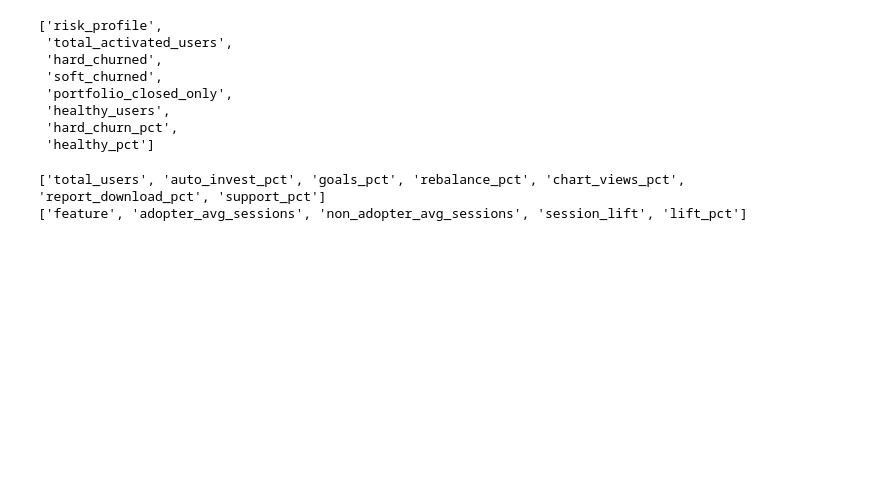
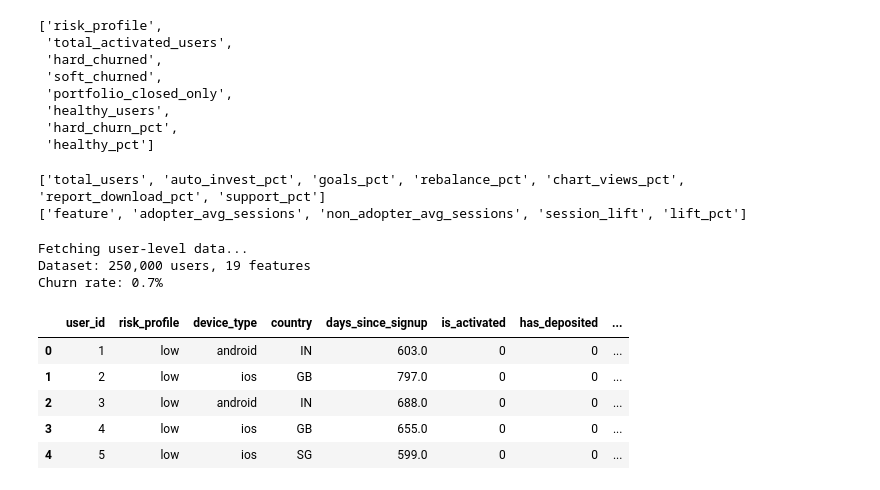
Before and after one commit to srgmnagar/FinPath, a Jupyter notebook: notebooks/finpath_analytics.ipynb, the cells around one changed output. Drawn from its saved outputs; the diff is of its cells as text; code cells hidden in the pictures; blank space fills up the shorter version.

Commit message:
Refactor execution counts in finpath_analytics.ipynb and add feature engineering for user-level data

```diff
--- a/notebooks/finpath_analytics.ipynb
+++ b/notebooks/finpath_analytics.ipynb
@@ -1694,0 +1702,62 @@ print(pd.read_csv('../dashboard/data/feature_lift.csv').columns.tolist())
+# %%
+# %%
+from sqlalchemy import text  # Add this import
+
+# Extract user-level features
+query = text("""
+SELECT
+    u.user_id,
+    u.risk_profile,
+    u.device_type,
+    u.country,
+
+    -- Time-based features
+    EXTRACT(DAY FROM CURRENT_TIMESTAMP - u.signup_at) as days_since_signup,
+    CASE WHEN u.activated_at IS NOT NULL THEN 1 ELSE 0 END as is_activated,
+    CASE WHEN u.first_deposit_at IS NOT NULL THEN 1 ELSE 0 END as has_deposited,
+
+    -- Event counts
+    COUNT(e.event_id) as total_events,
+    COUNT(CASE WHEN e.event_type = 'deposit_completed' THEN 1 END) as deposit_count,
+    COUNT(CASE WHEN e.event_type = 'withdrawal_completed' THEN 1 END) as withdrawal_count,
+    COUNT(CASE WHEN e.event_type = 'performance_chart_viewed' THEN 1 END) as chart_views,
+    COUNT(CASE WHEN e.event_type = 'dashboard_viewed' THEN 1 END) as dashboard_views,
+    COUNT(CASE WHEN e.event_type = 'portfolio_viewed' THEN 1 END) as portfolio_views,
+    COUNT(CASE WHEN e.event_type LIKE '%goal%' THEN 1 END) as goal_interactions,
+
+    -- KYC journey
+    COUNT(CASE WHEN e.event_type = 'kyc_completed' THEN 1 END) as kyc_completed,
+    COUNT(CASE WHEN e.event_type = 'kyc_verification_failed' THEN 1 END) as kyc_failed,
+
+    -- Engagement
+    COUNT(DISTINCT DATE(e.timestamp)) as active_days,
+    COUNT(DISTINCT e.session_id) as total_sessions,
+
+    -- Churn label (hard churn)
+    CASE
+        WHEN MAX(CASE WHEN e.event_type IN ('withdrawal_all_funds', 'account_closed') THEN 1 ELSE 0 END) = 1
+        THEN 1
+        ELSE 0
+    END as churned
+
+FROM users u
+LEFT JOIN events e ON u.user_id = e.user_id
+GROUP BY u.user_id, u.risk_profile, u.device_type, u.country, u.signup_at, u.activated_at, u.first_deposit_at
+""")
+
+print("Fetching user-level data...")
+df = pd.read_sql(query, engine)
+
+print(f"Dataset: {df.shape[0]:,} users, {df.shape[1]} features")
+print(f"Churn rate: {df['churned'].mean():.1%}")
+df.head()
+# %% [output]
+Fetching user-level data...
+Dataset: 250,000 users, 19 features
+Churn rate: 0.7%
+|  | user_id | risk_profile | device_type | country | days_since_signup | is_activated | has_deposited | ... |
+| 0 | 1 | low | android | IN | 603.0 | 0 | 0 | ... |
+| 1 | 2 | low | ios | GB | 797.0 | 0 | 0 | ... |
+| 2 | 3 | low | android | IN | 688.0 | 0 | 0 | ... |
+| 3 | 4 | low | ios | GB | 655.0 | 0 | 0 | ... |
+| 4 | 5 | low | ios | SG | 599.0 | 0 | 0 | ... |
```
Also changed, not shown: parts of 3 cells of this notebook.
